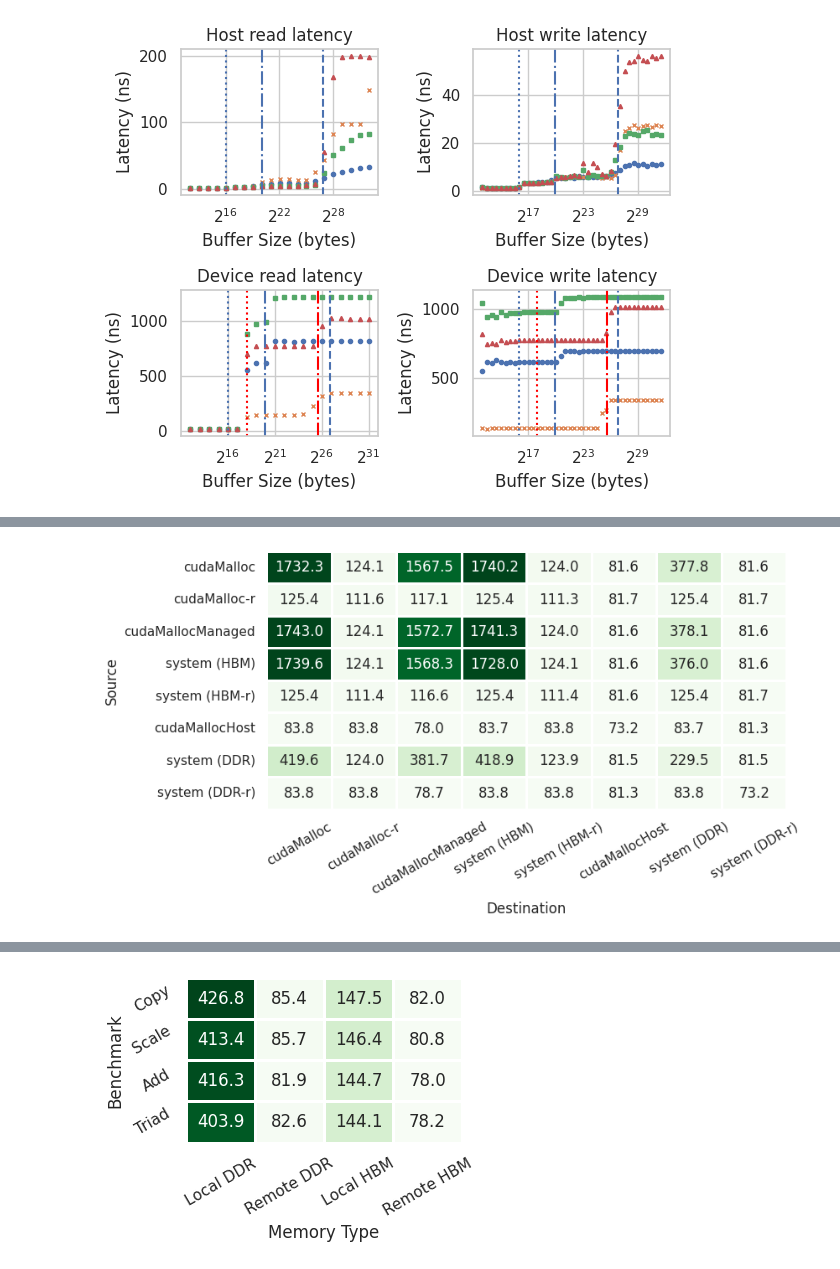
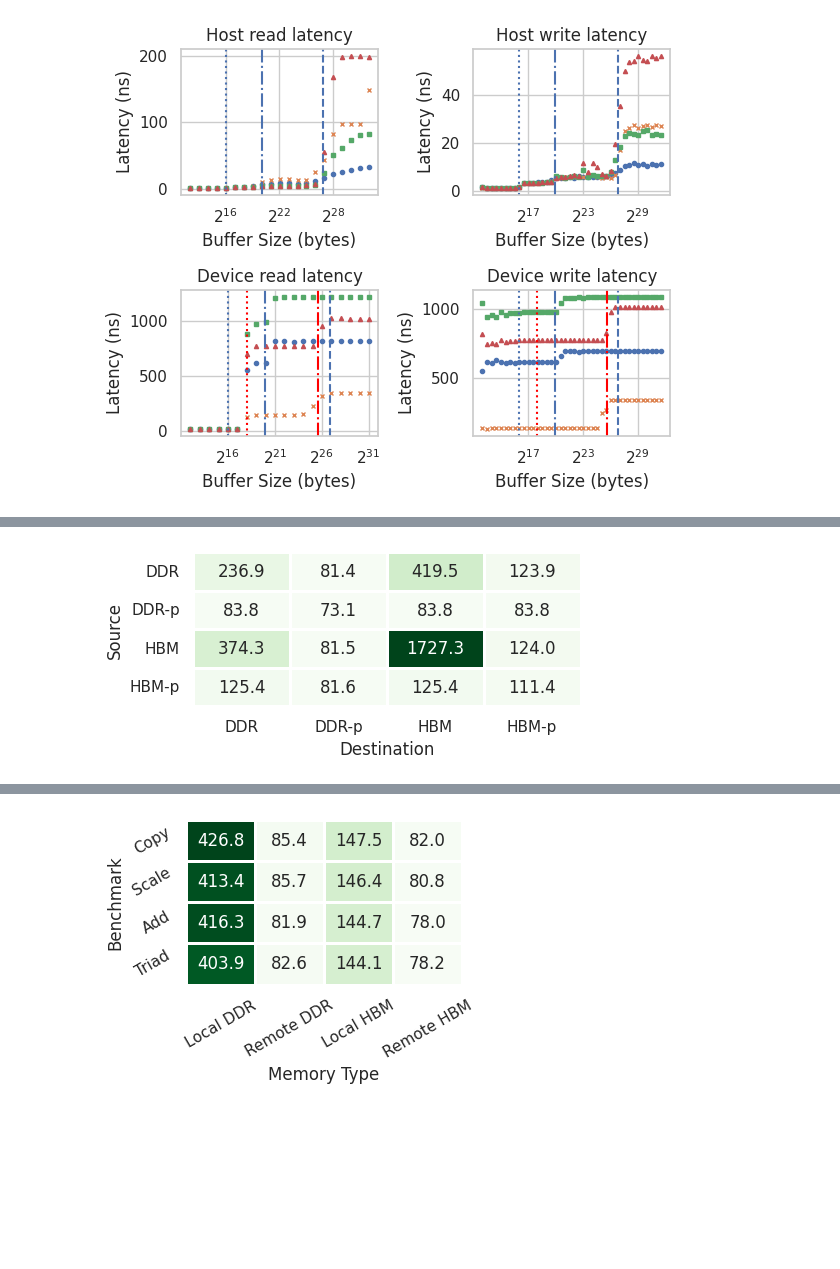
Before and after one commit to ntua-el20062/grace-hopper-benchmark, a Jupyter notebook: src/paper.ipynb, the cells around one changed output, grey strips where cells are left out. Drawn from its saved outputs; the diff is of its cells as text; code cells hidden in the pictures; blank space fills up the shorter version.

```diff
--- a/src/paper.ipynb
+++ b/src/paper.ipynb
@@ -4,18 +4,19 @@ import matplotlib.pyplot as plt
 import os
 import seaborn as sns
 import numpy as np
+from itertools import product
 sns.set_theme()
 sns.set_style('whitegrid')
 
-def get_raw_results(cur_dir, skip=0, till=-1):
+def get_raw_results(cur_dir, skip=0, till=-1, modifier=lambda x: x):
     with open(cur_dir, 'r') as file:
         elems = file.read().split('\n')[skip:till]
-        elems = [float(e) for e in elems]
+        elems = [modifier(float(e)) for e in elems]
         return elems
 
-def results_generator(l, basedir, skip=0, till=-1):
+def results_generator(l, basedir, skip=0, till=-1, modifier=lambda x: x):
     for d in l:
         cur_dir = os.path.join(basedir, d)
-        elems = get_raw_results(cur_dir, skip, till)
+        elems = get_raw_results(cur_dir, skip, till, modifier=modifier)
         m = sum(elems) / len(elems)
         yield m
@@ -416,7 +430,10 @@ host ddr->hbm copy max 217.49222222222224 (46 threads)
 # %%
-experiments_cpu = ['fine/host/ddr', 'fine/host/ddr_remote', 'fine/host/hbm', 'fine/host/hbm_remote']
-experiments_gpu = ['fine/device/ddr', 'fine/device/hbm_remote', 'fine/device/hbm', 'fine/device/ddr_remote']
-labels = ['DDR', 'DDR-r', 'HBM', 'HBM-r']
+# experiments_cpu = ['fine/host/ddr', 'fine/host/ddr_remote', 'fine/host/hbm', 'fine/host/hbm_remote']
+# experiments_gpu = ['fine/device/ddr', 'fine/device/hbm_remote', 'fine/device/hbm', 'fine/device/ddr_remote']
+# labels = ['DDR', 'DDR-r', 'HBM', 'HBM-r']
+experiments_cpu = ['fine/host/ddr', 'fine/host/hbm', 'fine/host/ddr_remote', 'fine/host/hbm_remote']
+experiments_gpu = ['fine/device/ddr', 'fine/device/hbm', 'fine/device/ddr_remote', 'fine/device/hbm_remote']
+labels = ['DDR', 'HBM', 'DDR-p', 'HBM-p']
 data1 = {}
 data2 = {}
 
@@ -439,9 +456,10 @@ ax1.set_title('Grace')
 ax2.set_title('Hopper')
 # ax1.set_ylabel('Latency (ns)')
 #ax2.set_ylabel('Latency (ns)')
-sns.violinplot(data1, ax=ax1)
-sns.violinplot(data2, ax=ax2)
-ax1.set_yticks([25, 50, 75, 100, 125, 150])
+sns.barplot(data1, ax=ax1)
+sns.barplot(data2, ax=ax2)
+ax1.set_yticks(range(0, 151, 25))
+ax2.set_yticks(range(0, 1251, 250))
 ax1.set_xticklabels(ax1.get_xticklabels(), rotation=0)
 ax2.set_xticklabels(ax2.get_xticklabels(), rotation=0)
 fig.supxlabel("Memory")
@@ -654,6 +682,6 @@ plt.tight_layout()
 # %%
-mem_types = ['CMC', 'CMR', 'MGH', 'MMD', 'MDR', 'CMH', 'MMH', 'MHR']
-mem_names = ['cudaMalloc', 'cudaMalloc-r', 'cudaMallocManaged', 'system (HBM)', 'system (HBM-r)', 'cudaMallocHost', 'system (DDR)', 'system (DDR-r)']
+mem_types = ['CMC', 'CMR', 'MGH', 'MMD', 'MDR', 'MMH', 'MHR']
+mem_names = ['Device', 'Device-r', 'Managed', 'HBM', 'HBM-r', 'DDR', 'DDR-r']
 
 mem_tuples = zip(mem_types, mem_names)
 
@@ -666,7 +694,7 @@ for (i, a), (j, b) in product(enumerate(mem_types), enumerate(mem_types)):
 plt.figure(figsize=(8, 4))
 ax = sns.heatmap(data, annot=True, fmt='.1f', xticklabels=mem_names, yticklabels=mem_names, linewidths=1, square=False, cmap='Greens', cbar=False)
 ax.set(xlabel="Destination", ylabel="Source")
-plt.xticks(rotation=30)
+plt.xticks(rotation=0)
 plt.yticks(rotation=0)
 plt.savefig("cudamemcpy.pdf", bbox_inches='tight')
 # %% [output]
@@ -674,21 +702,24 @@ plt.savefig("cudamemcpy.pdf", bbox_inches='tight')
 # %%
-mem_types = ['CMC', 'CMR', 'MGH', 'MMD', 'MDR', 'CMH', 'MMH', 'MHR']
-mem_names = ['cudaMalloc', 'cudaMalloc-r', 'cudaMallocManaged', 'system (HBM)', 'system (HBM-r)', 'cudaMallocHost', 'system (DDR)', 'system (DDR-r)']
+# mem_types = ['CMC', 'CMR', 'MGH', 'MMD', 'MDR', 'MMH', 'MHR']
+# mem_names = ['Device', 'Device-r', 'Managed', 'HBM', 'HBM-r', 'DDR', 'DDR-r']
+
+mem_types = ['MMH', 'MHR', 'MMD', 'MDR']
+mem_names = ['DDR', 'DDR-p', 'HBM', 'HBM-p']
 
 mem_tuples = zip(mem_types, mem_names)
 
 data = np.zeros((len(mem_types), len(mem_types)))
 
 from itertools import product
 for (i, a), (j, b) in product(enumerate(mem_types), enumerate(mem_types)):
     data[i, j] = np.mean(get_raw_results(f'results/copy/device/heatmap/{a}_{b}'))
 
-plt.figure(figsize=(8, 4))
+plt.figure(figsize=(5, 2))
 ax = sns.heatmap(data, annot=True, fmt='.1f', xticklabels=mem_names, yticklabels=mem_names, linewidths=1, square=False, cmap='Greens', cbar=False)
 ax.set(xlabel="Destination", ylabel="Source")
-plt.xticks(rotation=30)
+plt.xticks(rotation=0)
 plt.yticks(rotation=0)
 plt.savefig("device_copy.pdf", bbox_inches='tight')
 # %% [output]
-[figure, old version]
+[figure, new version]
 # %%
```
Also changed, not shown: parts of 27 cells of this notebook, 24 other files.
